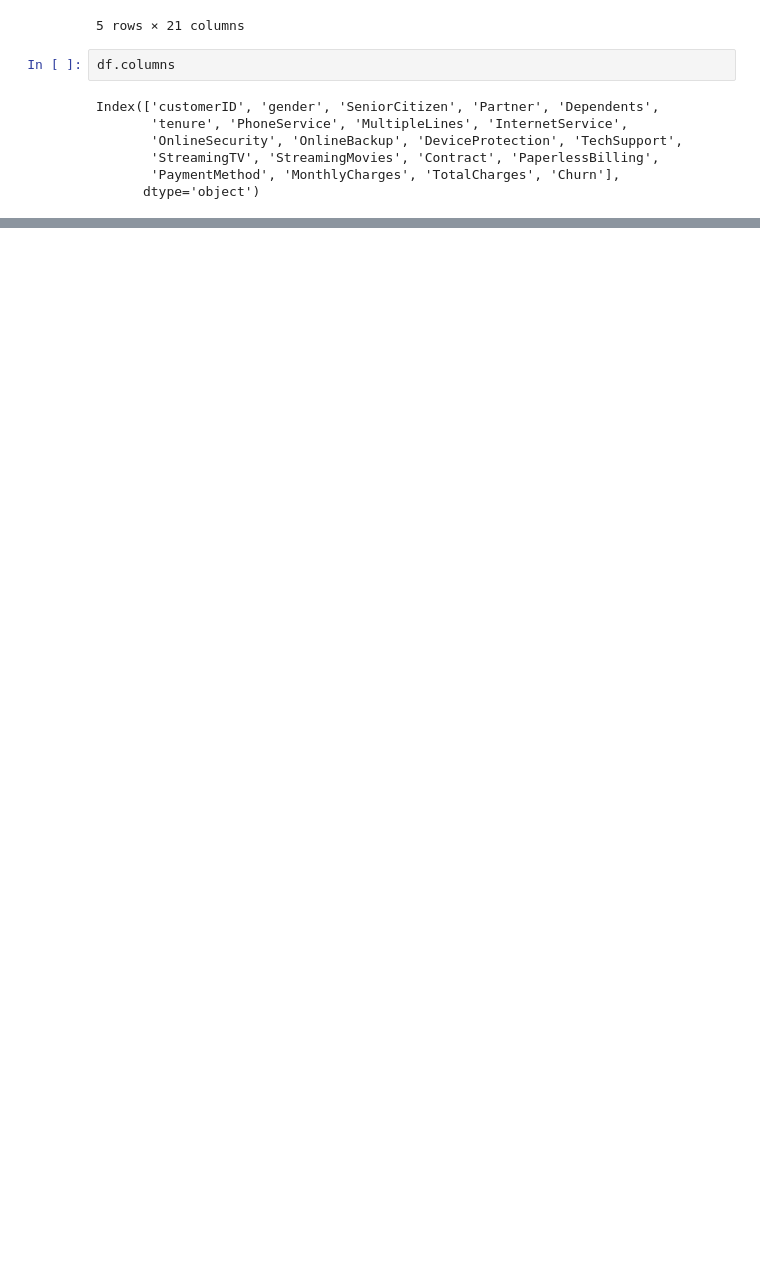
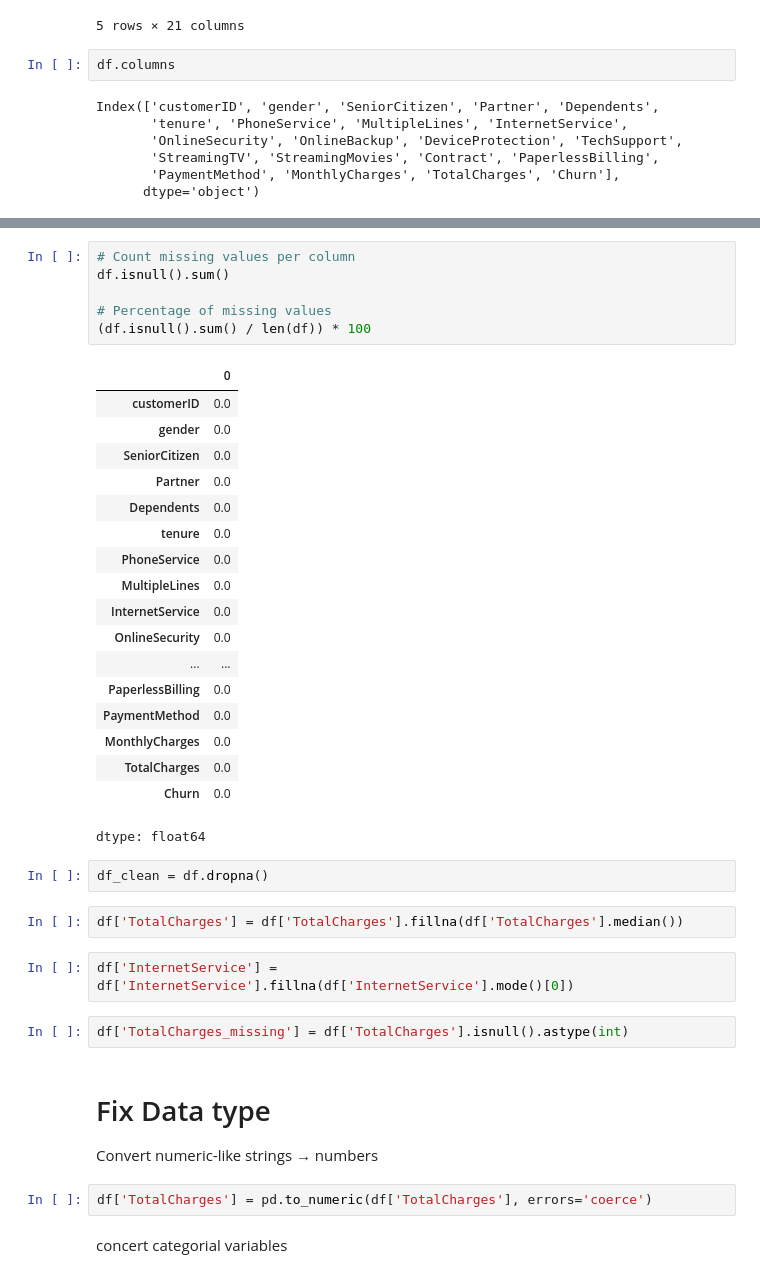
Before and after one commit to YasiruMethmal123/Telco-Customer-Churn, a Jupyter notebook: Churn_Prediction.ipynb, the cells around one changed output, grey strips where cells are left out. Drawn from its saved outputs; the diff is of its cells as text; blank space fills up the shorter version.

```diff
--- a/Churn_Prediction.ipynb
+++ b/Churn_Prediction.ipynb
@@ -101,0 +81,40 @@ numeric_column_data.corr()
+# %%
+# Count missing values per column
+df.isnull().sum()
+
+# Percentage of missing values
+(df.isnull().sum() / len(df)) * 100
+# %% [output]
+|  | 0 |
+| customerID | 0.0 |
+| gender | 0.0 |
+| SeniorCitizen | 0.0 |
+| Partner | 0.0 |
+| Dependents | 0.0 |
+| tenure | 0.0 |
+| PhoneService | 0.0 |
+| MultipleLines | 0.0 |
+| InternetService | 0.0 |
+| OnlineSecurity | 0.0 |
+| ... | ... |
+| PaperlessBilling | 0.0 |
+| PaymentMethod | 0.0 |
+| MonthlyCharges | 0.0 |
+| TotalCharges | 0.0 |
+| Churn | 0.0 |
+dtype: float64
+# %%
+df_clean = df.dropna()
+# %%
+df['TotalCharges'] = df['TotalCharges'].fillna(df['TotalCharges'].median())
+# %%
+df['InternetService'] = df['InternetService'].fillna(df['InternetService'].mode()[0])
+# %%
+df['TotalCharges_missing'] = df['TotalCharges'].isnull().astype(int)
+# %% [markdown]
+# Fix Data type
+Convert numeric-like strings → numbers
+# %%
+df['TotalCharges'] = pd.to_numeric(df['TotalCharges'], errors='coerce')
+# %% [markdown]
+concert categorial variables
```
Also changed, not shown: parts of 21 cells of this notebook.
